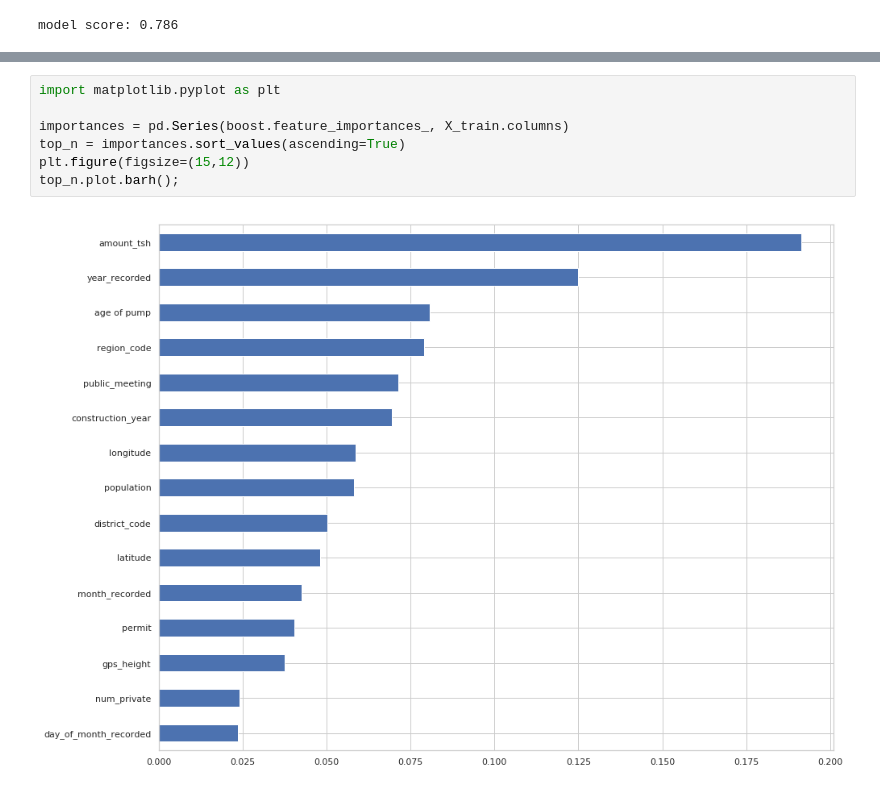
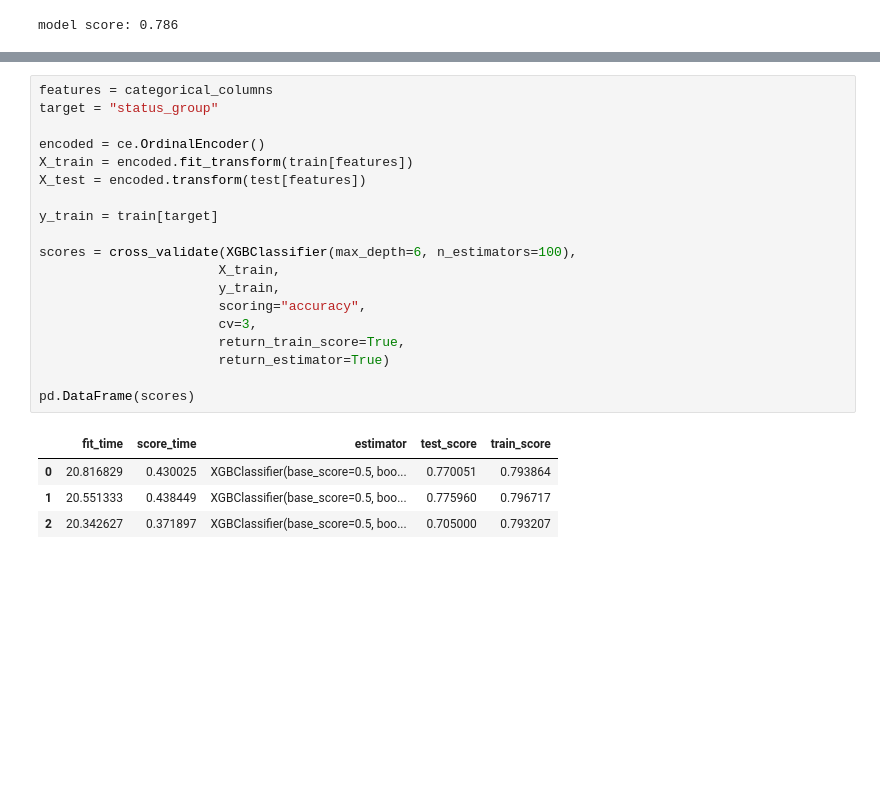
Before and after one commit to livjab/DS3-Kaggle-Comptetion, a Jupyter notebook: Kaggle_challenge_(cleaned_up_notebook).ipynb, the cells around one changed output, grey strips where cells are left out. Drawn from its saved outputs; the diff is of its cells as text; blank space fills up the shorter version.

```diff
--- a/Kaggle_challenge_(cleaned_up_notebook).ipynb
+++ b/Kaggle_challenge_(cleaned_up_notebook).ipynb
@@ -428,12 +457,27 @@ y_pred = boost.predict(X_test)
-# %%
-import matplotlib.pyplot as plt
-
-importances = pd.Series(boost.feature_importances_, X_train.columns)
-top_n = importances.sort_values(ascending=True)
-plt.figure(figsize=(15,12))
-top_n.plot.barh();
-# %% [output]
-[figure, removed]
+# %%
+features = categorical_columns
+target = "status_group"
+
+encoded = ce.OrdinalEncoder()
+X_train = encoded.fit_transform(train[features])
+X_test = encoded.transform(test[features])
+
+y_train = train[target]
+
+scores = cross_validate(XGBClassifier(max_depth=6, n_estimators=100),
+                       X_train,
+                       y_train,
+                       scoring="accuracy",
+                       cv=3,
+                       return_train_score=True,
+                       return_estimator=True)
+
+pd.DataFrame(scores)
+# %% [output]
+|  | fit_time | score_time | estimator | test_score | train_score |
+| 0 | 20.816829 | 0.430025 | XGBClassifier(base_score=0.5, boo... | 0.770051 | 0.793864 |
+| 1 | 20.551333 | 0.438449 | XGBClassifier(base_score=0.5, boo... | 0.775960 | 0.796717 |
+| 2 | 20.342627 | 0.371897 | XGBClassifier(base_score=0.5, boo... | 0.705000 | 0.793207 |
 # %%
 # just going to continue to iterate on my best model and play areound with feature selection
 
```
Also changed, not shown: parts of 27 cells of this notebook.
